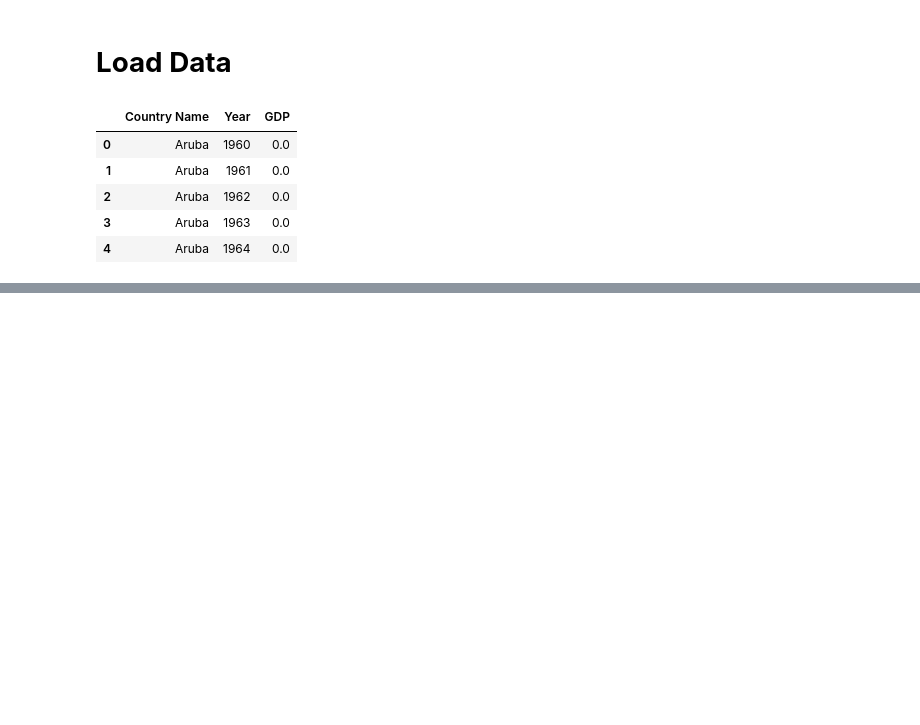
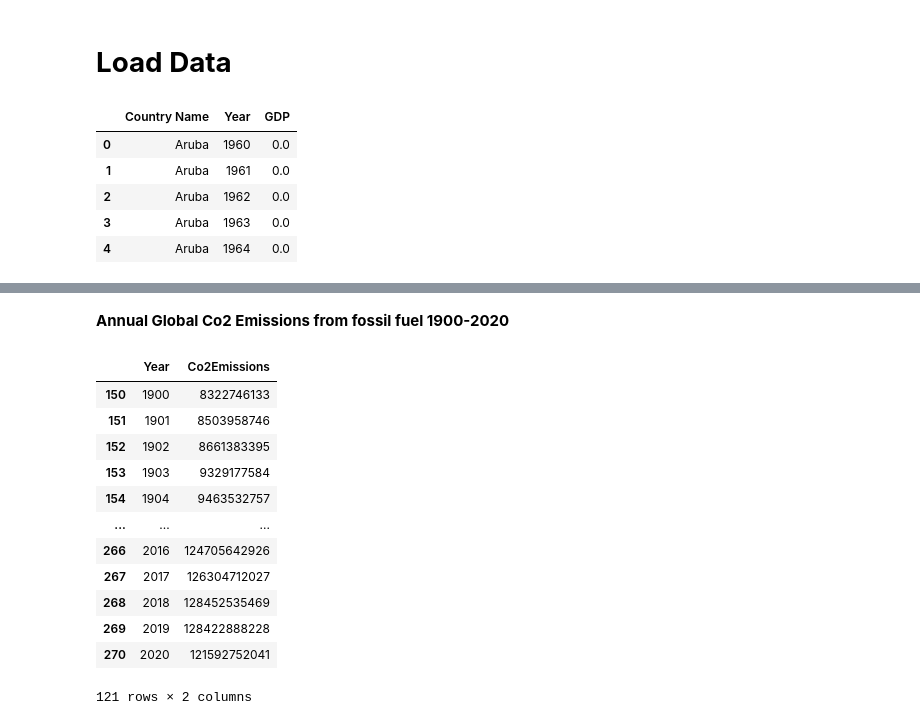
Before and after one commit to nurimammasri/Air-Quality-Index-Analysis-and-Correlation-Effect, a Jupyter notebook: 03. Co2 Emissions and Economic.ipynb, the cells around one changed output, grey strips where cells are left out. Cells and saved outputs as stored; diff of their text form; code cells hidden in the pictures; blank space fills up the shorter version.

```diff
--- a/03. Co2 Emissions and Economic.ipynb
+++ b/03. Co2 Emissions and Economic.ipynb
@@ -45,0 +419,18 @@ gdp.head()
+# %% [markdown]
+**Annual Global Co2 Emissions from fossil fuel 1900-2020**
+# %%
+co2ann
+# %% [output]
+|  | Year | Co2Emissions |
+| 150 | 1900 | 8322746133 |
+| 151 | 1901 | 8503958746 |
+| 152 | 1902 | 8661383395 |
+| 153 | 1903 | 9329177584 |
+| 154 | 1904 | 9463532757 |
+| ... | ... | ... |
+| 266 | 2016 | 124705642926 |
+| 267 | 2017 | 126304712027 |
+| 268 | 2018 | 128452535469 |
+| 269 | 2019 | 128422888228 |
+| 270 | 2020 | 121592752041 |
+121 rows × 2 columns
```
Also changed, not shown: parts of 36 cells of this notebook.
